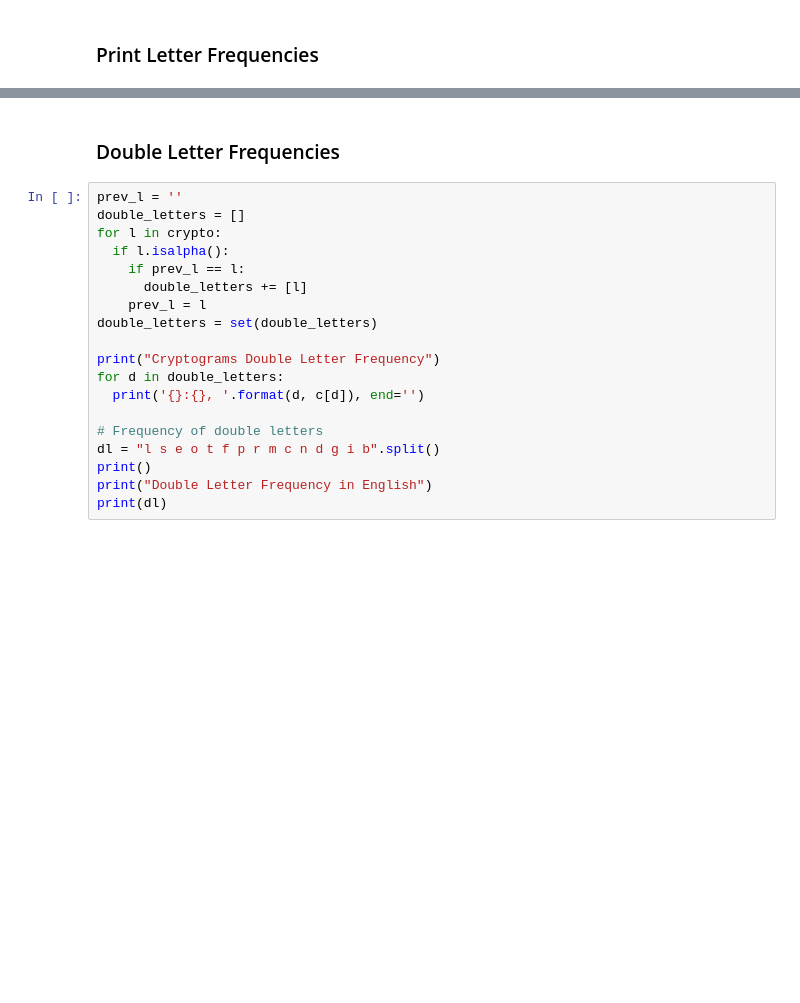
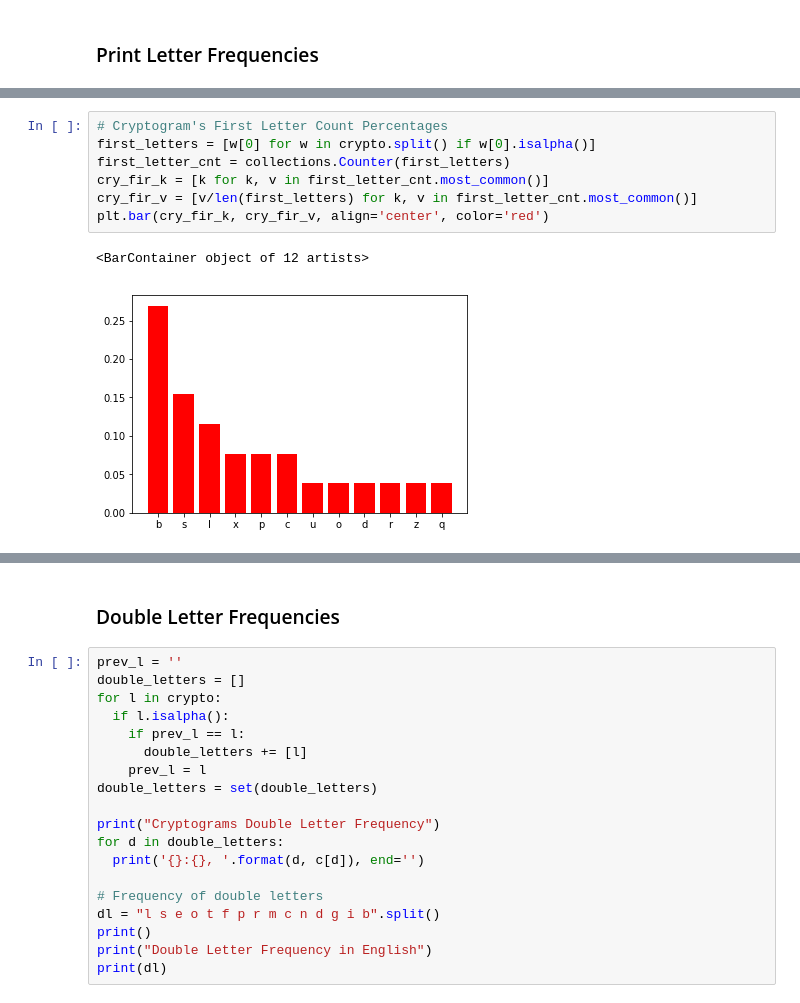
Before and after one commit to coffeenmusic/Substitution_Cryptogram_Helper, a Jupyter notebook: Cryptogram_Helper.ipynb, the cells around one changed output, grey strips where cells are left out. Saved outputs shown, nothing was run; the diff lists cells and outputs as text; blank space fills up the shorter version.

```diff
--- a/Cryptogram_Helper.ipynb
+++ b/Cryptogram_Helper.ipynb
@@ -38,0 +62,10 @@ plt.bar(most_common_k, most_common_v, align='center')
+# %%
+# Cryptogram's First Letter Count Percentages
+first_letters = [w[0] for w in crypto.split() if w[0].isalpha()]
+first_letter_cnt = collections.Counter(first_letters)
+cry_fir_k = [k for k, v in first_letter_cnt.most_common()]
+cry_fir_v = [v/len(first_letters) for k, v in first_letter_cnt.most_common()]
+plt.bar(cry_fir_k, cry_fir_v, align='center', color='red')
+# %% [output]
+<BarContainer object of 12 artists>
+[figure, added]
```
Also changed, not shown: parts of 6 cells of this notebook.
